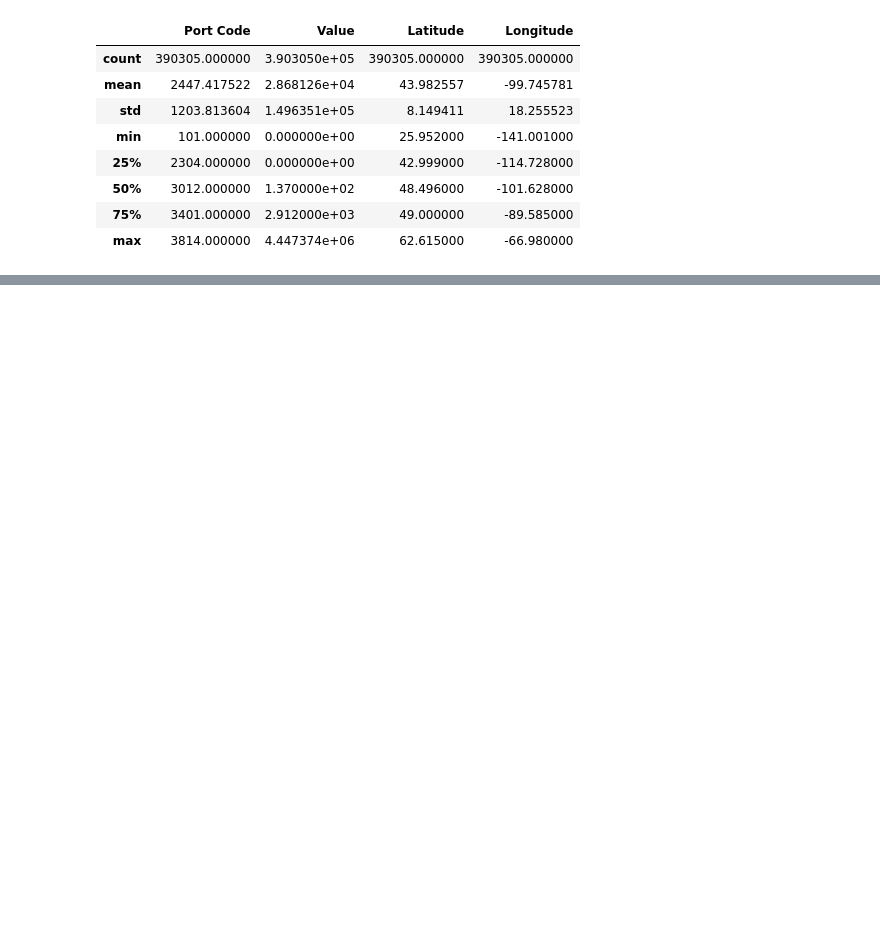
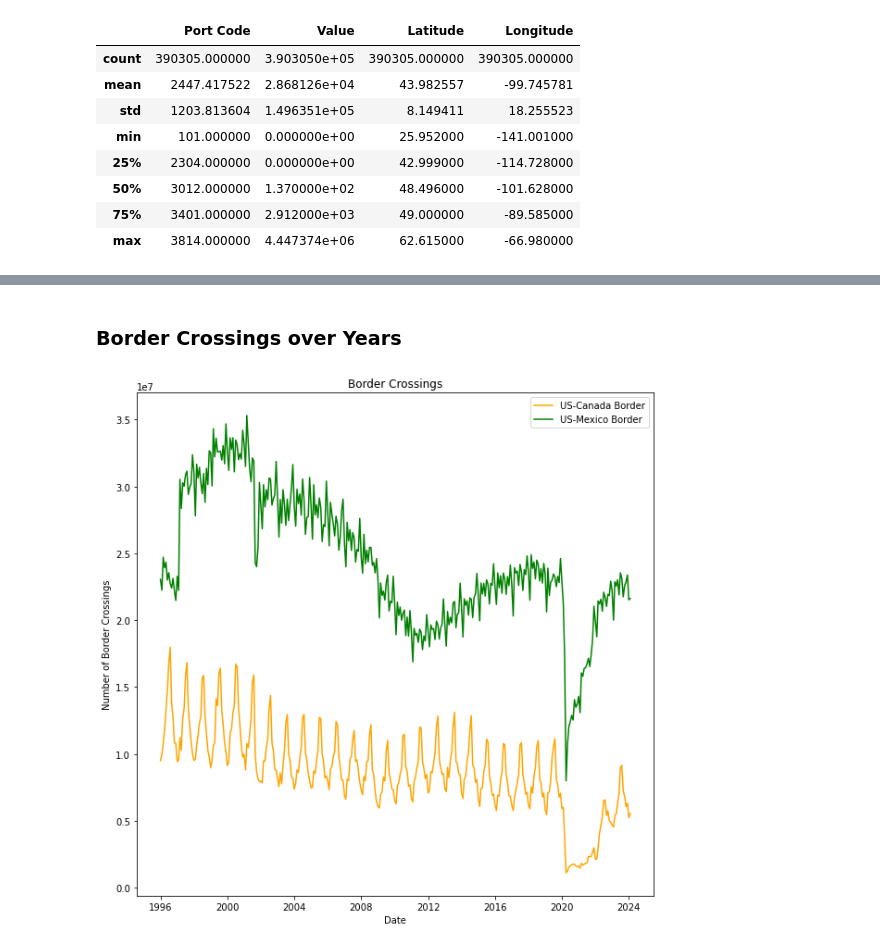
Before and after one commit to Alec12/data-science-secondary-projects, a Jupyter notebook: Data-Analytics-Portfolio/Border-Crossing-Entry-Analysis/border-crossing-entry-analysis.ipynb, the cells around one changed output, grey strips where cells are left out. Drawn from its saved outputs; the diff is of its cells as text; code cells hidden in the pictures; blank space fills up the shorter version.

```diff
--- a/Data-Analytics-Portfolio/Border-Crossing-Entry-Analysis/border-crossing-entry-analysis.ipynb
+++ b/Data-Analytics-Portfolio/Border-Crossing-Entry-Analysis/border-crossing-entry-analysis.ipynb
@@ -109,0 +156,23 @@ gmaps.figure(center=(37.0902, -95.7129), zoom_level=4)
+# %% [markdown]
+### Border Crossings over Years
+# %%
+%%time
+# Convert 'Date' column to datetime
+df['Date'] = pd.to_datetime(df['Date'], format='%b %Y')
+
+grouped_df = df.groupby(['Date', 'Border'])['Value'].sum().reset_index()
+
+# Plot vertical bar graph with different colors for each border
+fig, ax = plt.subplots(figsize=(10, 10))
+
+for border, color in [('US-Canada Border', 'orange'), ('US-Mexico Border', 'green')]:
+    border_data = grouped_df[grouped_df['Border'] == border]
+    ax.plot(border_data['Date'], border_data['Value'], label=border, color=color)
+
+ax.set_title('Border Crossings')
+ax.set_xlabel('Date')
+ax.set_ylabel('Number of Border Crossings')
+ax.legend()
+plt.show()
+# %% [output]
+[figure, added]
```
Also changed, not shown: parts of 22 cells of this notebook, 1 other file.
